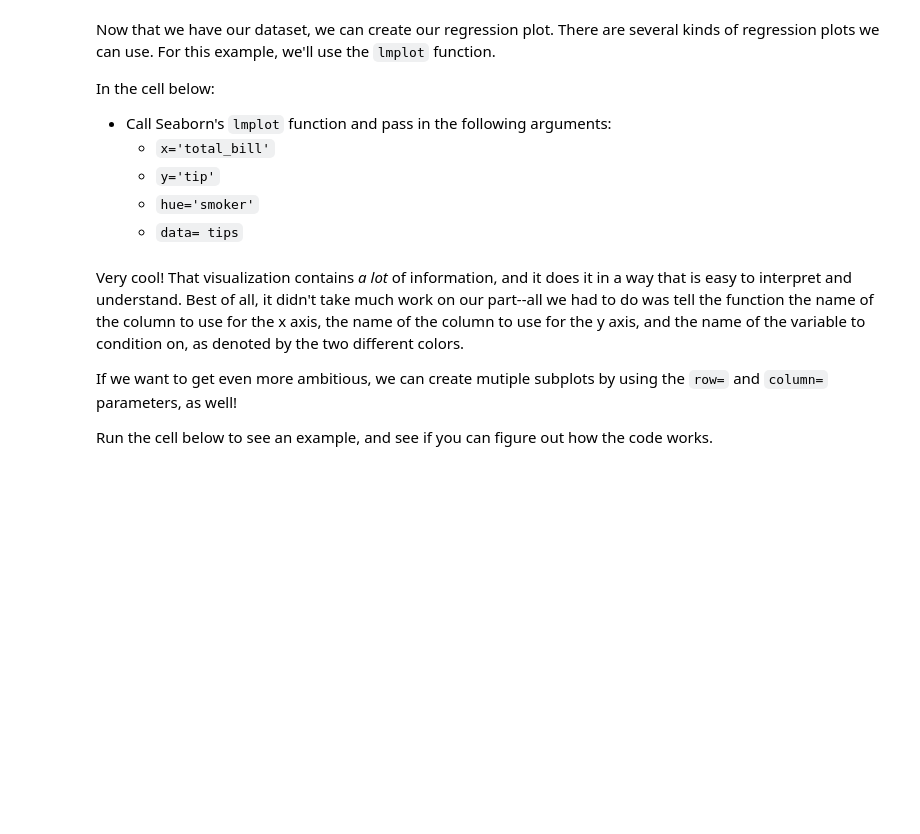
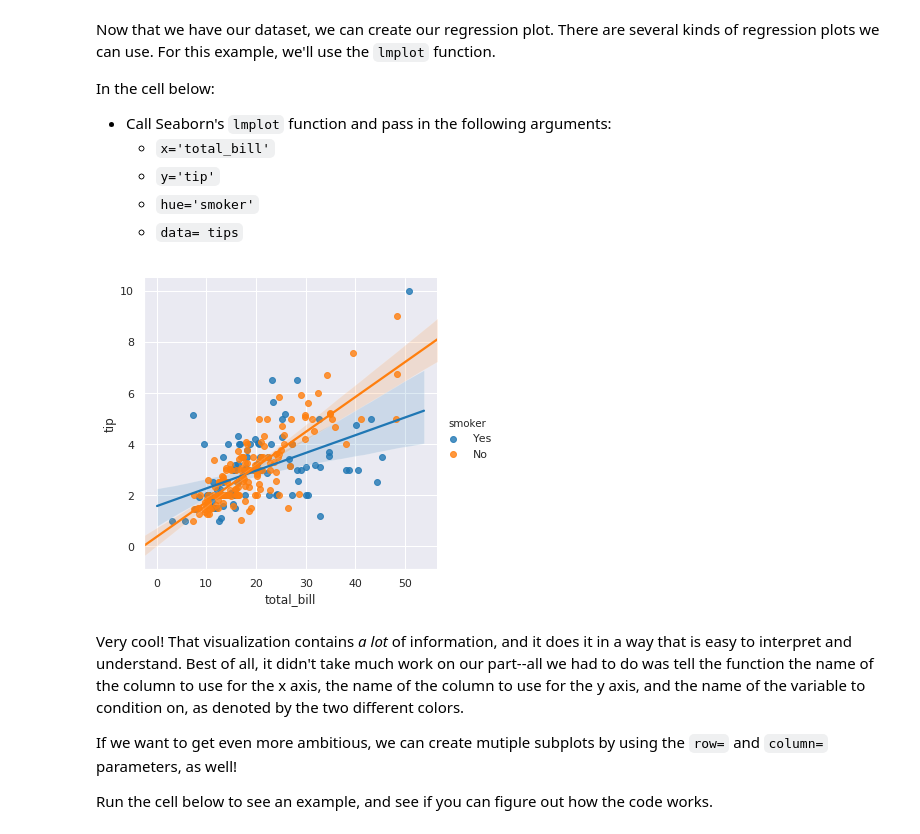
Before and after one commit to williammcmillan/dsc-seaborn-lab-houston-ds-060319, a Jupyter notebook: index.ipynb, the cells around one changed output. Cells and saved outputs as stored; diff of their text form; code cells hidden in the pictures; blank space fills up the shorter version.

```diff
--- a/index.ipynb
+++ b/index.ipynb
@@ -184,6 +184,10 @@ In the cell below:
     * `y='tip'`
     * `hue='smoker'`
     * `data= tips`
+# %%
+sns.lmplot(x="total_bill", y="tip", hue="smoker", data=tips);
+# %% [output]
+[figure, added]
 # %% [markdown]
 Very cool! That visualization contains _a lot_ of information, and it does it in a way that is easy to interpret and understand. Best of all, it didn't take much work on our part--all we had to do was tell the function the name of the column to use for the x axis, the name of the column to use for the y axis, and the name of the variable to condition on, as denoted by the two different colors.
 
```
